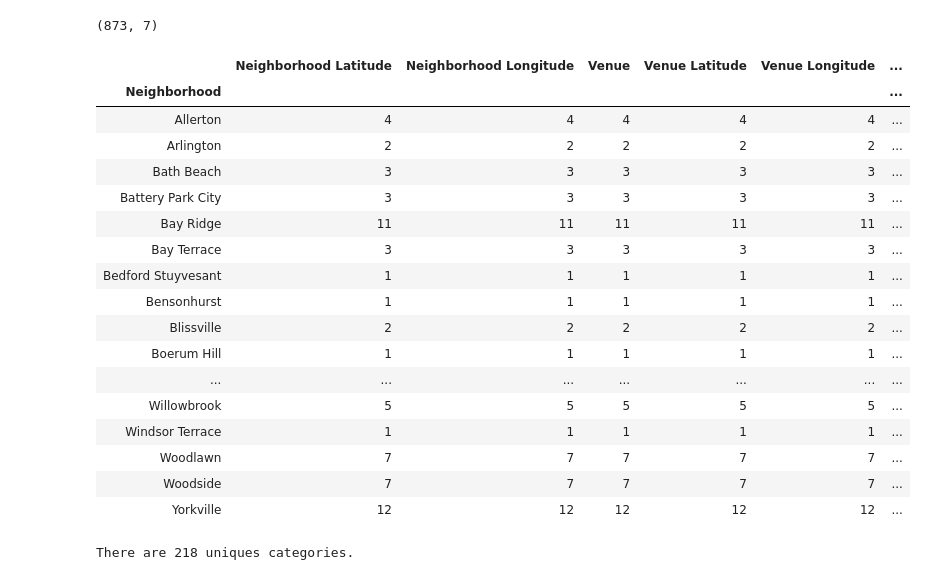
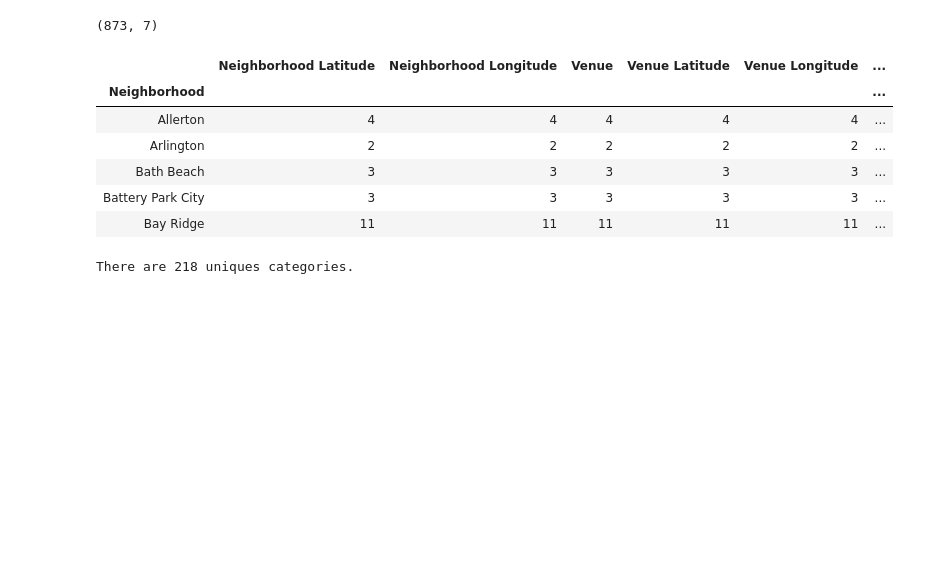
Before and after one commit to Quan-Dang-PM/Coursera_Capstone, a Jupyter notebook: The Battle of Neighborhoods (Week 4).ipynb, the cells around one changed output. Drawn from its saved outputs; the diff is of its cells as text; code cells hidden in the pictures; blank space fills up the shorter version.

```diff
--- a/The Battle of Neighborhoods (Week 4).ipynb
+++ b/The Battle of Neighborhoods (Week 4).ipynb
@@ -219,26 +219,15 @@ newyork_venues.shape
 # %% [output]
 (873, 7)
 # %%
-newyork_venues.groupby('Neighborhood').count()
+newyork_venues.groupby('Neighborhood').count().head()
 # %% [output]
 |  | Neighborhood Latitude | Neighborhood Longitude | Venue | Venue Latitude | Venue Longitude | ... |
 | Neighborhood |  |  |  |  |  | ... |
 | Allerton | 4 | 4 | 4 | 4 | 4 | ... |
 | Arlington | 2 | 2 | 2 | 2 | 2 | ... |
 | Bath Beach | 3 | 3 | 3 | 3 | 3 | ... |
 | Battery Park City | 3 | 3 | 3 | 3 | 3 | ... |
 | Bay Ridge | 11 | 11 | 11 | 11 | 11 | ... |
-| Bay Terrace | 3 | 3 | 3 | 3 | 3 | ... |
-| Bedford Stuyvesant | 1 | 1 | 1 | 1 | 1 | ... |
-| Bensonhurst | 1 | 1 | 1 | 1 | 1 | ... |
-| Blissville | 2 | 2 | 2 | 2 | 2 | ... |
-| Boerum Hill | 1 | 1 | 1 | 1 | 1 | ... |
-| ... | ... | ... | ... | ... | ... | ... |
-| Willowbrook | 5 | 5 | 5 | 5 | 5 | ... |
-| Windsor Terrace | 1 | 1 | 1 | 1 | 1 | ... |
-| Woodlawn | 7 | 7 | 7 | 7 | 7 | ... |
-| Woodside | 7 | 7 | 7 | 7 | 7 | ... |
-| Yorkville | 12 | 12 | 12 | 12 | 12 | ... |
 # %%
 # Unique categories
 print('There are {} uniques categories.'.format(len(newyork_venues['Venue Category'].unique())))
```
Also changed, not shown: parts of 1 cell of this notebook, 1 other file.
